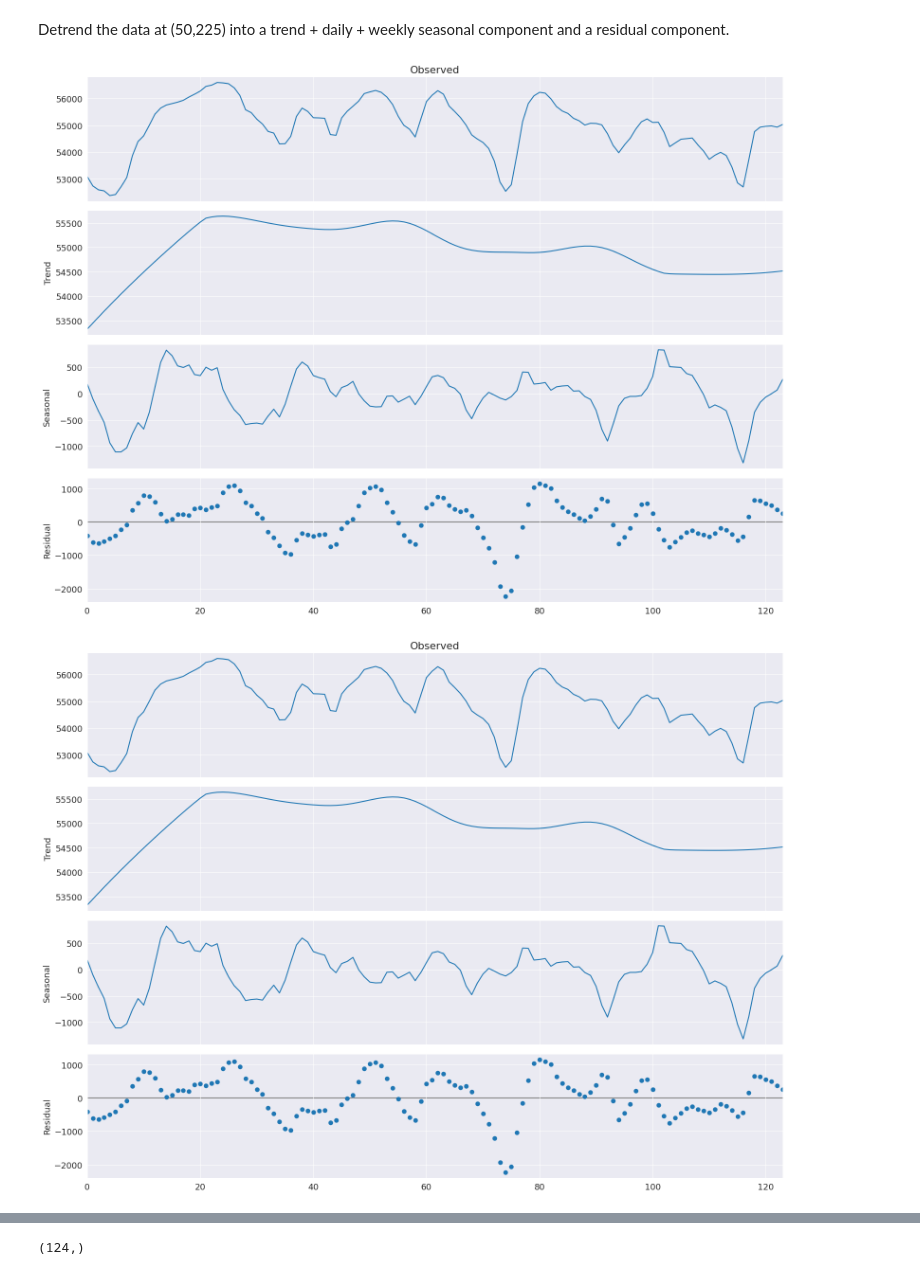
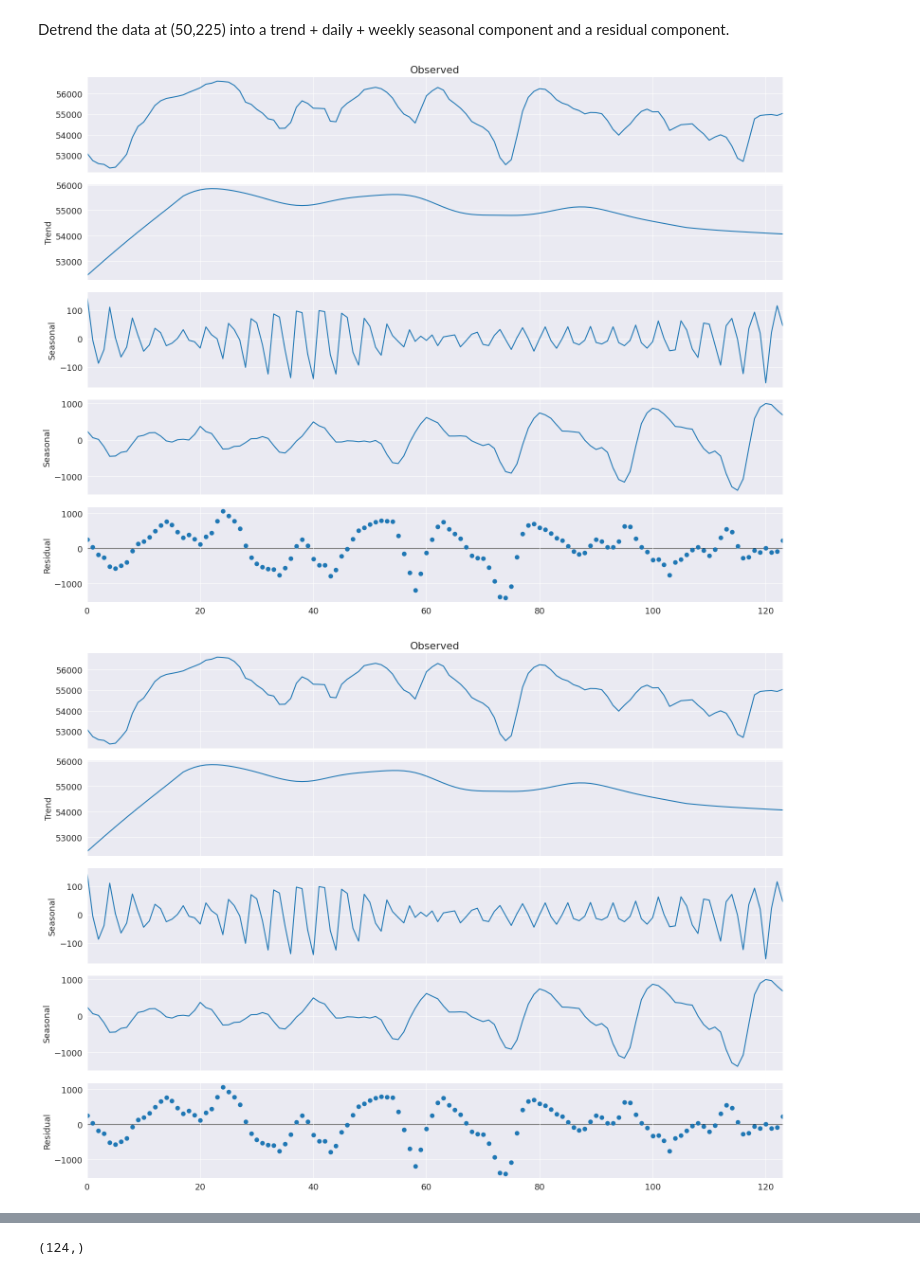
Before and after one commit to sunnyw22/STGP-for-weather-forecasting, a Jupyter notebook: GPRs/detrending_data.ipynb, the cells around one changed output, grey strips where cells are left out. Saved outputs shown, nothing was run; the diff lists cells and outputs as text; code cells hidden in the pictures.

```diff
--- a/GPRs/detrending_data.ipynb
+++ b/GPRs/detrending_data.ipynb
@@ -44,10 +44,10 @@ plt.show()
 # %% [markdown]
 Detrend the data at (50,225) into a trend + daily + weekly seasonal component and a residual component.
 # %%
-detrend_point_worst = MSTL(point_worst, periods=[24, 24 * 5])
+detrend_point_worst = MSTL(point_worst, periods=[4, 4 * 5])
 residual_point_worst = detrend_point_worst.fit()
 residual_point_worst.plot()
 # %% [output]
-[figure, old version]
+[figure, new version]
-[figure, old version]
+[figure, new version]
 # %%
```
Also changed, not shown: parts of 3 cells of this notebook, 1 other file.
